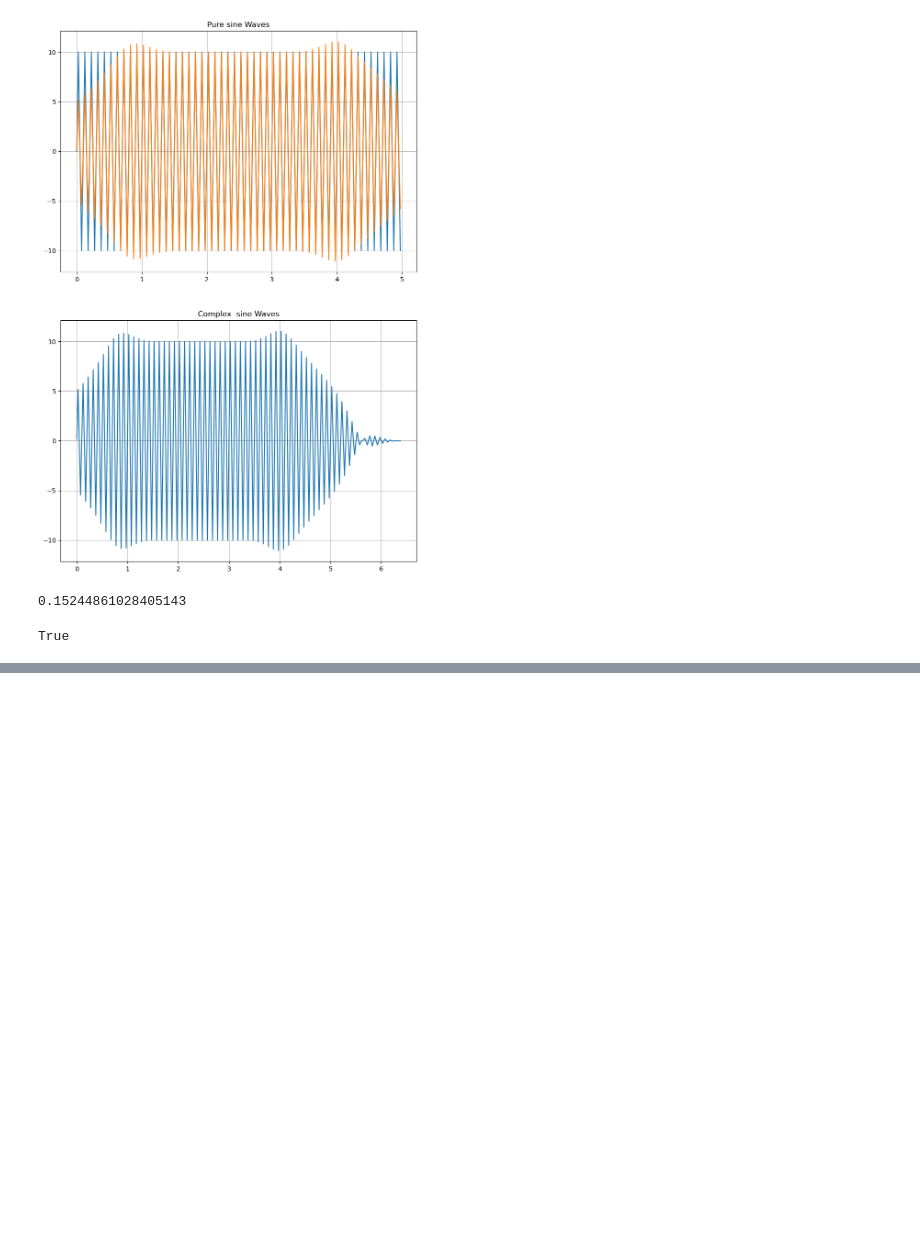
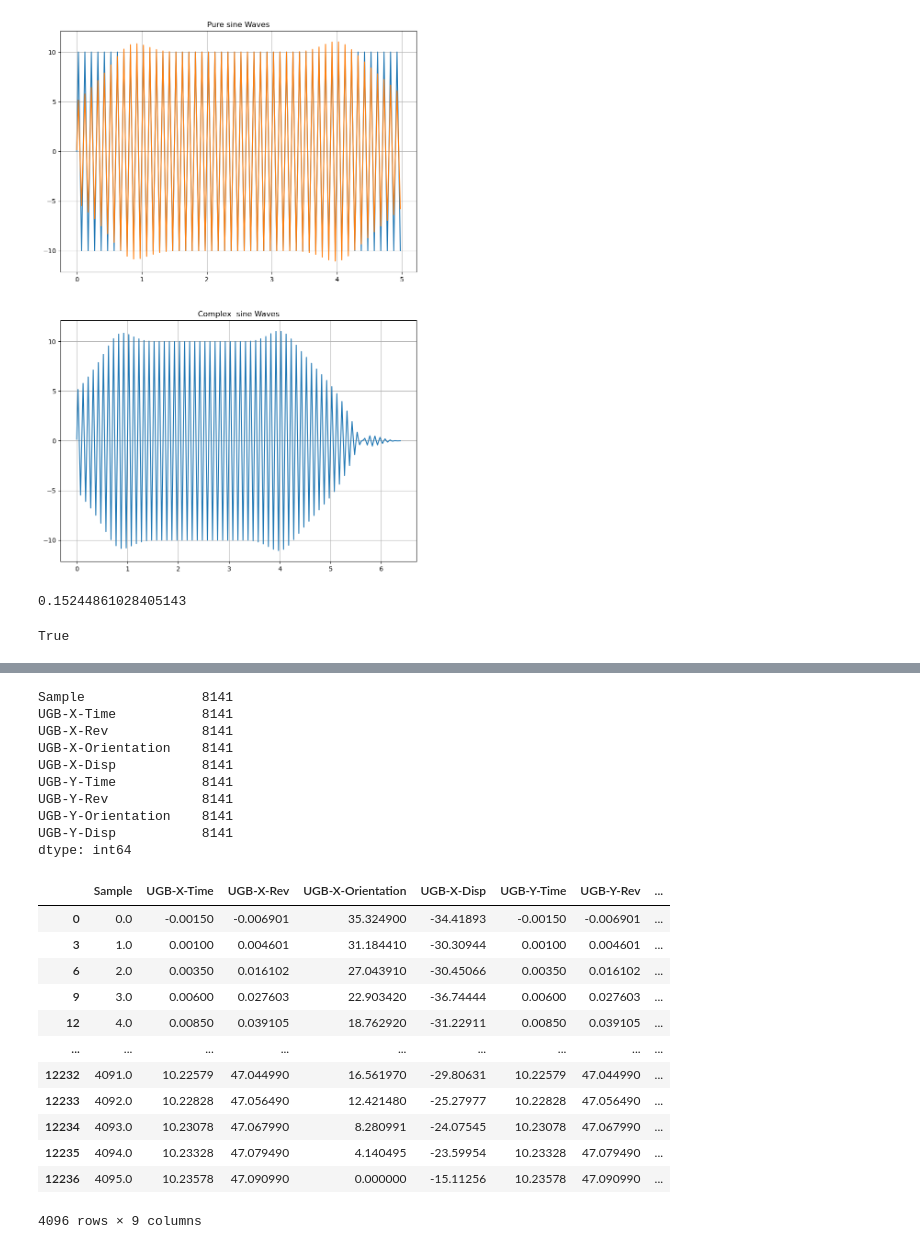
Before and after one commit to mekatronik-achmadi/Predict-CBM, a Jupyter notebook: Vale/TestOlahPy/preliminary_data_analysis/preliminary_data_analysis.ipynb, the cells around one changed output, grey strips where cells are left out. Drawn from its saved outputs; the diff is of its cells as text; code cells hidden in the pictures; blank space fills up the shorter version.

```diff
--- a/Vale/TestOlahPy/preliminary_data_analysis/preliminary_data_analysis.ipynb
+++ b/Vale/TestOlahPy/preliminary_data_analysis/preliminary_data_analysis.ipynb
@@ -536,0 +565,32 @@ True
+# %%
+# checking all columns contains NaN
+print(data_vs.isnull().sum())
+
+# clear all column with NaN input
+data_vs = data_vs.dropna(axis=0)
+data_vs = data_vs.dropna(axis=1)
+data_vs
+# %% [output]
+Sample               8141
+UGB-X-Time           8141
+UGB-X-Rev            8141
+UGB-X-Orientation    8141
+UGB-X-Disp           8141
+UGB-Y-Time           8141
+UGB-Y-Rev            8141
+UGB-Y-Orientation    8141
+UGB-Y-Disp           8141
+dtype: int64
+|  | Sample | UGB-X-Time | UGB-X-Rev | UGB-X-Orientation | UGB-X-Disp | UGB-Y-Time | UGB-Y-Rev | ... |
+| 0 | 0.0 | -0.00150 | -0.006901 | 35.324900 | -34.41893 | -0.00150 | -0.006901 | ... |
+| 3 | 1.0 | 0.00100 | 0.004601 | 31.184410 | -30.30944 | 0.00100 | 0.004601 | ... |
+| 6 | 2.0 | 0.00350 | 0.016102 | 27.043910 | -30.45066 | 0.00350 | 0.016102 | ... |
+| 9 | 3.0 | 0.00600 | 0.027603 | 22.903420 | -36.74444 | 0.00600 | 0.027603 | ... |
+| 12 | 4.0 | 0.00850 | 0.039105 | 18.762920 | -31.22911 | 0.00850 | 0.039105 | ... |
+| ... | ... | ... | ... | ... | ... | ... | ... | ... |
+| 12232 | 4091.0 | 10.22579 | 47.044990 | 16.561970 | -29.80631 | 10.22579 | 47.044990 | ... |
+| 12233 | 4092.0 | 10.22828 | 47.056490 | 12.421480 | -25.27977 | 10.22828 | 47.056490 | ... |
+| 12234 | 4093.0 | 10.23078 | 47.067990 | 8.280991 | -24.07545 | 10.23078 | 47.067990 | ... |
+| 12235 | 4094.0 | 10.23328 | 47.079490 | 4.140495 | -23.59954 | 10.23328 | 47.079490 | ... |
+| 12236 | 4095.0 | 10.23578 | 47.090990 | 0.000000 | -15.11256 | 10.23578 | 47.090990 | ... |
+4096 rows × 9 columns
```
Also changed, not shown: parts of 7 cells of this notebook.
